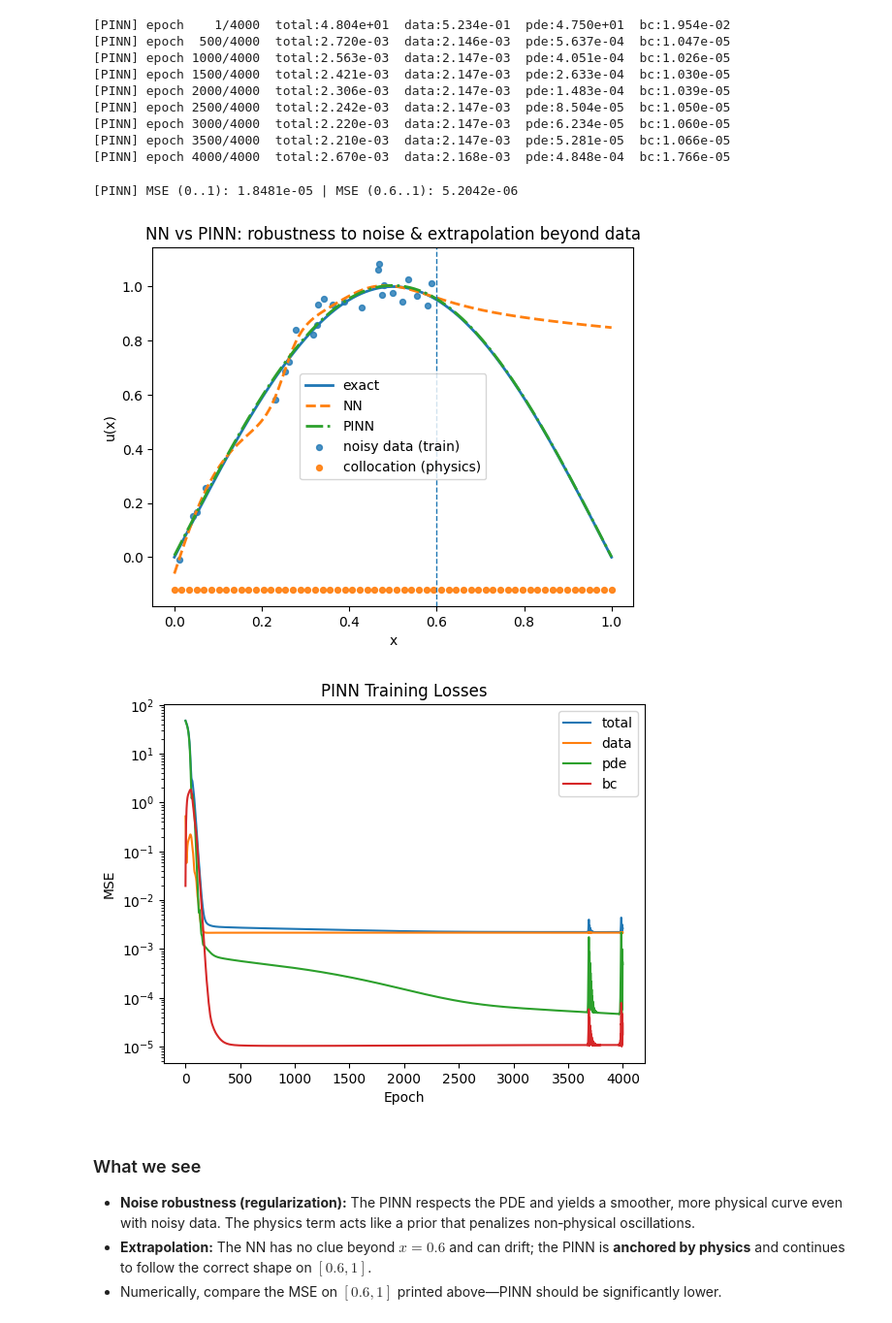
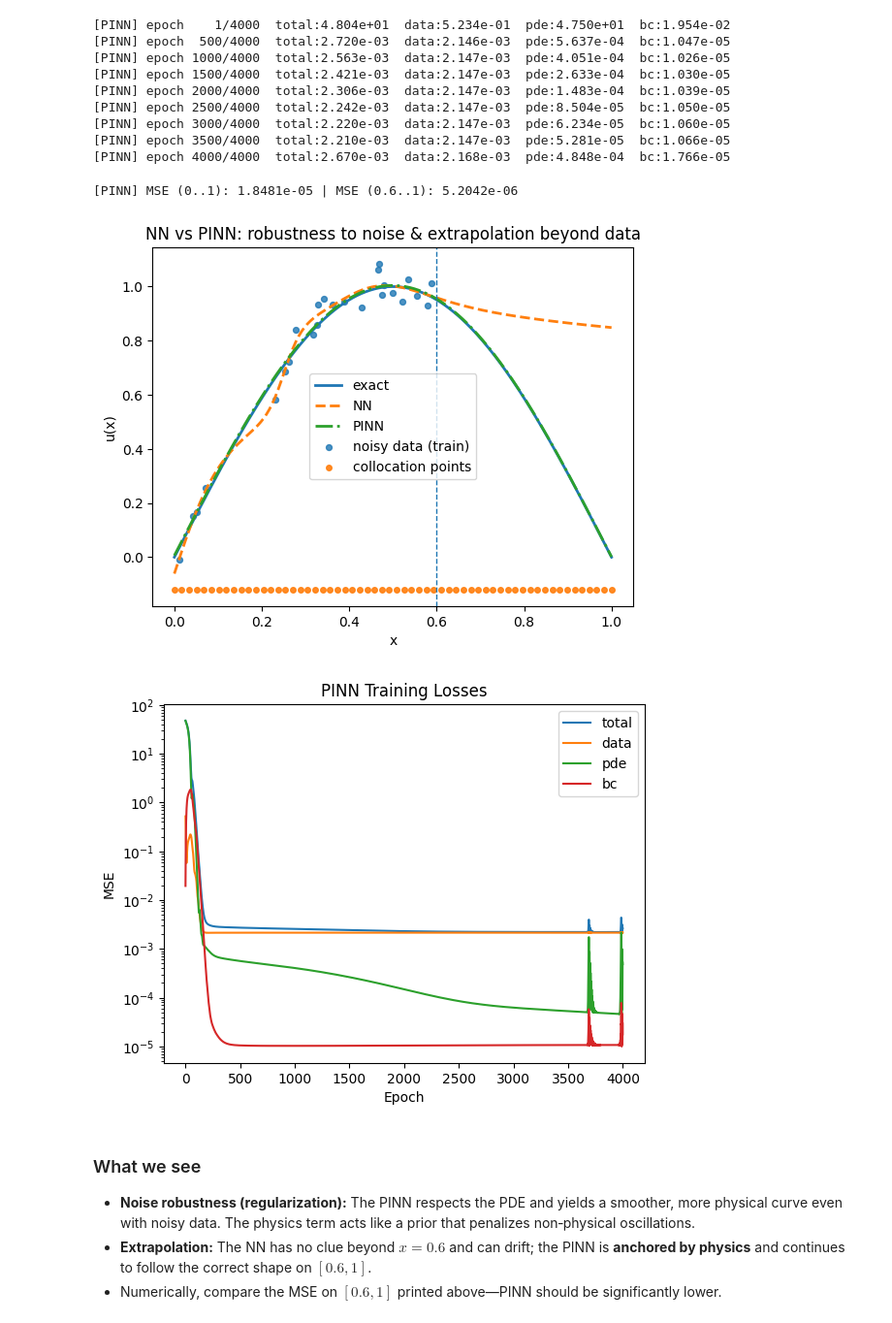
Before and after one commit to emiresenov/SESBC-Webinar, a Jupyter notebook: SESBC_Webinar_Emir_Esenov.ipynb, the cells around one changed output. Shown at 97% size. Saved outputs shown, nothing was run; the diff lists cells and outputs as text; code cells hidden in the pictures.

```diff
--- a/SESBC_Webinar_Emir_Esenov.ipynb
+++ b/SESBC_Webinar_Emir_Esenov.ipynb
@@ -495,36 +495,36 @@ print(f"[PINN] MSE (0..1): {mse_full_pinn:.4e} | MSE (0.6..1): {mse_right_pinn:.
 y_min, y_max = float(np.min(y_true)), float(np.max(y_true))
 baseline = y_min - 0.12*(y_max - y_min)
 y_rug = np.full_like(x_col.flatten(), baseline)
 
 
 plt.figure()
 plt.plot(x_grid, y_true, linewidth=2, label="exact")
 plt.plot(x_grid, y_nn, linewidth=2, linestyle="--", label="NN")
 plt.plot(x_grid, y_pinn, linewidth=2, linestyle="-.", label="PINN")
 plt.scatter(x_obs, y_obs, s=18, alpha=0.8, label="noisy data (train)")
 plt.axvline(0.6, linestyle="--", linewidth=1)
 plt.title("NN vs PINN: robustness to noise & extrapolation beyond data")
 plt.xlabel("x"); plt.ylabel("u(x)")
 
-# Collocation points as a rug of small vertical ticks near the bottom
-plt.scatter(x_col.flatten(), y_rug, s=18, alpha=0.9, label="collocation (physics)")
+# Collocation points at the bottom
+plt.scatter(x_col.flatten(), y_rug, s=16, alpha=0.9, label="collocation points")
 
 plt.legend()
 plt.show()
 
 plt.figure()
 plt.plot(pinn_hist["total"], label="total")
 plt.plot(pinn_hist["data"], label="data")
 plt.plot(pinn_hist["pde"], label="pde")
 plt.plot(pinn_hist["bc"], label="bc")
 plt.yscale('log')
 plt.legend()
 plt.title("PINN Training Losses")
 plt.xlabel("Epoch"); plt.ylabel("MSE")
 plt.show()
 # %% [output]
 [PINN] MSE (0..1): 1.8481e-05 | MSE (0.6..1): 5.2042e-06
-[figure, old version]
+[figure, new version]
 [figure]
 # %% [markdown]
 
```
Also changed, not shown: parts of 1 cell of this notebook.
